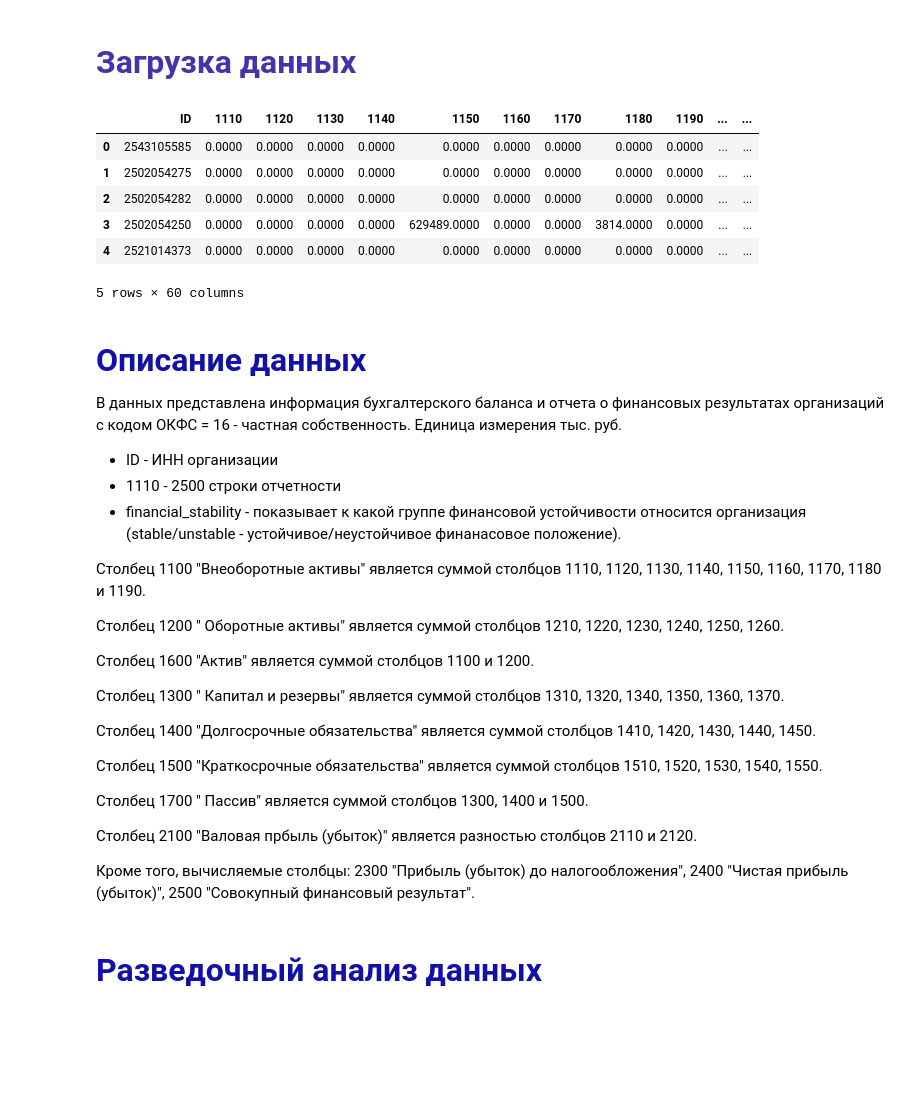
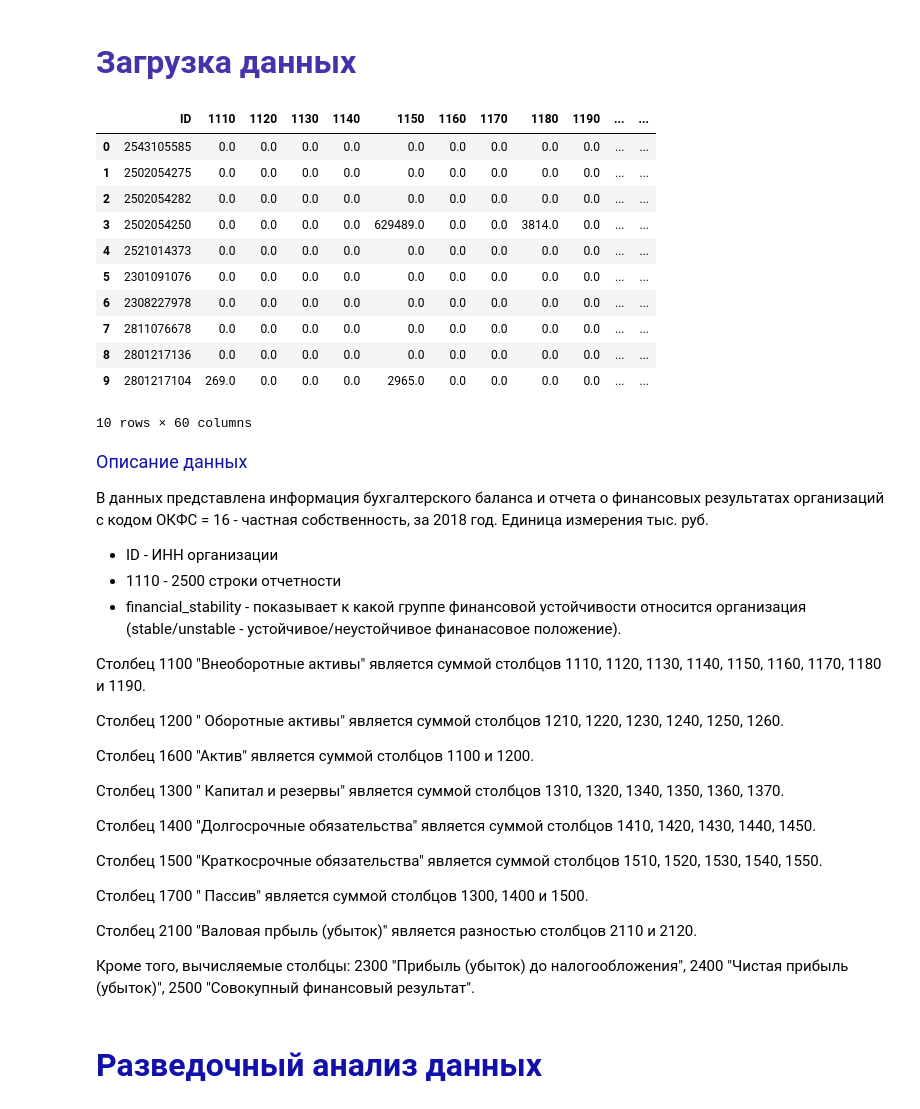
Before and after one commit to AnnaMatochkina/final-certification, a Jupyter notebook: итоговая_аттестация_файл_2.ipynb, the cells around one changed output. Drawn from its saved outputs; the diff is of its cells as text; code cells hidden in the pictures; blank space fills up the shorter version.

```diff
--- a/итоговая_аттестация_файл_2.ipynb
+++ b/итоговая_аттестация_файл_2.ipynb
@@ -23,20 +30,26 @@ import gdown
 # %%
 #https://drive.google.com/file/d/1oL-WlsecIanu1mZTsOdq3kaWJttrUeCq/view?usp=sharing
 url = "https://drive.google.com/uc?id=1oL-WlsecIanu1mZTsOdq3kaWJttrUeCq"
 gdown.download(url, 'reports_private_property_384.csv', quiet=True)
 df = pd.read_csv('reports_private_property_384.csv')
-df.head()
+df.head(10)
 # %% [output]
 |  | ID | 1110 | 1120 | 1130 | 1140 | 1150 | 1160 | 1170 | 1180 | 1190 | ... | ... |
-| 0 | 2543105585 | 0.0000 | 0.0000 | 0.0000 | 0.0000 | 0.0000 | 0.0000 | 0.0000 | 0.0000 | 0.0000 | ... | ... |
-| 1 | 2502054275 | 0.0000 | 0.0000 | 0.0000 | 0.0000 | 0.0000 | 0.0000 | 0.0000 | 0.0000 | 0.0000 | ... | ... |
-| 2 | 2502054282 | 0.0000 | 0.0000 | 0.0000 | 0.0000 | 0.0000 | 0.0000 | 0.0000 | 0.0000 | 0.0000 | ... | ... |
-| 3 | 2502054250 | 0.0000 | 0.0000 | 0.0000 | 0.0000 | 629489.0000 | 0.0000 | 0.0000 | 3814.0000 | 0.0000 | ... | ... |
-| 4 | 2521014373 | 0.0000 | 0.0000 | 0.0000 | 0.0000 | 0.0000 | 0.0000 | 0.0000 | 0.0000 | 0.0000 | ... | ... |
+| 0 | 2543105585 | 0.0 | 0.0 | 0.0 | 0.0 | 0.0 | 0.0 | 0.0 | 0.0 | 0.0 | ... | ... |
+| 1 | 2502054275 | 0.0 | 0.0 | 0.0 | 0.0 | 0.0 | 0.0 | 0.0 | 0.0 | 0.0 | ... | ... |
+| 2 | 2502054282 | 0.0 | 0.0 | 0.0 | 0.0 | 0.0 | 0.0 | 0.0 | 0.0 | 0.0 | ... | ... |
+| 3 | 2502054250 | 0.0 | 0.0 | 0.0 | 0.0 | 629489.0 | 0.0 | 0.0 | 3814.0 | 0.0 | ... | ... |
+| 4 | 2521014373 | 0.0 | 0.0 | 0.0 | 0.0 | 0.0 | 0.0 | 0.0 | 0.0 | 0.0 | ... | ... |
+| 5 | 2301091076 | 0.0 | 0.0 | 0.0 | 0.0 | 0.0 | 0.0 | 0.0 | 0.0 | 0.0 | ... | ... |
+| 6 | 2308227978 | 0.0 | 0.0 | 0.0 | 0.0 | 0.0 | 0.0 | 0.0 | 0.0 | 0.0 | ... | ... |
+| 7 | 2811076678 | 0.0 | 0.0 | 0.0 | 0.0 | 0.0 | 0.0 | 0.0 | 0.0 | 0.0 | ... | ... |
+| 8 | 2801217136 | 0.0 | 0.0 | 0.0 | 0.0 | 0.0 | 0.0 | 0.0 | 0.0 | 0.0 | ... | ... |
+| 9 | 2801217104 | 269.0 | 0.0 | 0.0 | 0.0 | 2965.0 | 0.0 | 0.0 | 0.0 | 0.0 | ... | ... |
-5 rows × 60 columns
+10 rows × 60 columns
 # %% [markdown]
-## <font color='#11a' size='6'> **Описание данных**
-В данных представлена информация бухгалтерского баланса и отчета о финансовых результатах организаций с кодом ОКФС = 16 - частная собственность. Единица измерения тыс. руб.
+<font color='#11a' size='4'> Описание данных
+
+В данных представлена информация бухгалтерского баланса и отчета о финансовых результатах организаций с кодом ОКФС = 16 - частная собственность, за 2018 год. Единица измерения тыс. руб.
 
 *   ID - ИНН организации
 *   1110 - 2500 строки отчетности
```
Also changed, not shown: parts of 105 cells of this notebook.
